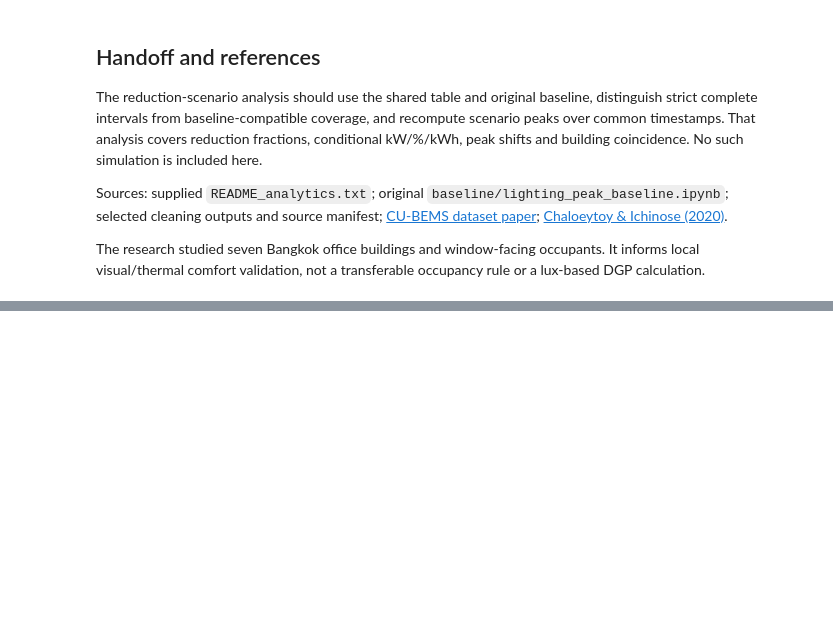
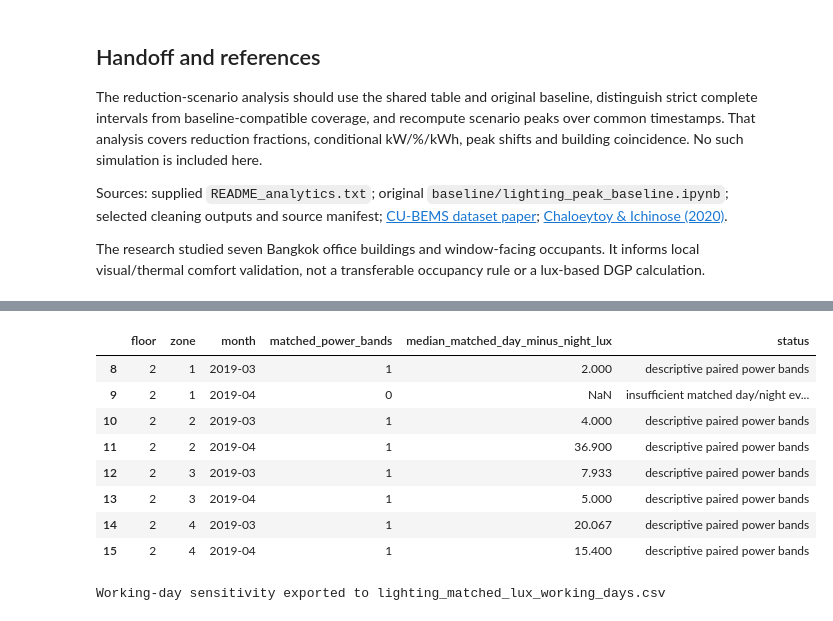
Before and after one commit to 4rchx824/SBA-Final-Project, a Jupyter notebook: analytics/lighting/lighting_assessment.ipynb, the cells around one changed output, grey strips where cells are left out. Saved outputs shown, nothing was run; the diff lists cells and outputs as text; code cells hidden in the pictures; blank space fills up the shorter version.

```diff
--- a/analytics/lighting/lighting_assessment.ipynb
+++ b/analytics/lighting/lighting_assessment.ipynb
@@ -301,0 +305,14 @@ The research studied seven Bangkok office buildings and window-facing occupants.
+# %%
+display(results['working_day_matched_summary'].query("floor == 2").round(3))
+print('Working-day sensitivity exported to lighting_matched_lux_working_days.csv')
+# %% [output]
+|  | floor | zone | month | matched_power_bands | median_matched_day_minus_night_lux | status |
+| 8 | 2 | 1 | 2019-03 | 1 | 2.000 | descriptive paired power bands |
+| 9 | 2 | 1 | 2019-04 | 0 | NaN | insufficient matched day/night ev... |
+| 10 | 2 | 2 | 2019-03 | 1 | 4.000 | descriptive paired power bands |
+| 11 | 2 | 2 | 2019-04 | 1 | 36.900 | descriptive paired power bands |
+| 12 | 2 | 3 | 2019-03 | 1 | 7.933 | descriptive paired power bands |
+| 13 | 2 | 3 | 2019-04 | 1 | 5.000 | descriptive paired power bands |
+| 14 | 2 | 4 | 2019-03 | 1 | 20.067 | descriptive paired power bands |
+| 15 | 2 | 4 | 2019-04 | 1 | 15.400 | descriptive paired power bands |
+Working-day sensitivity exported to lighting_matched_lux_working_days.csv
```
Also changed, not shown: parts of 4 cells of this notebook, 14 other files.
